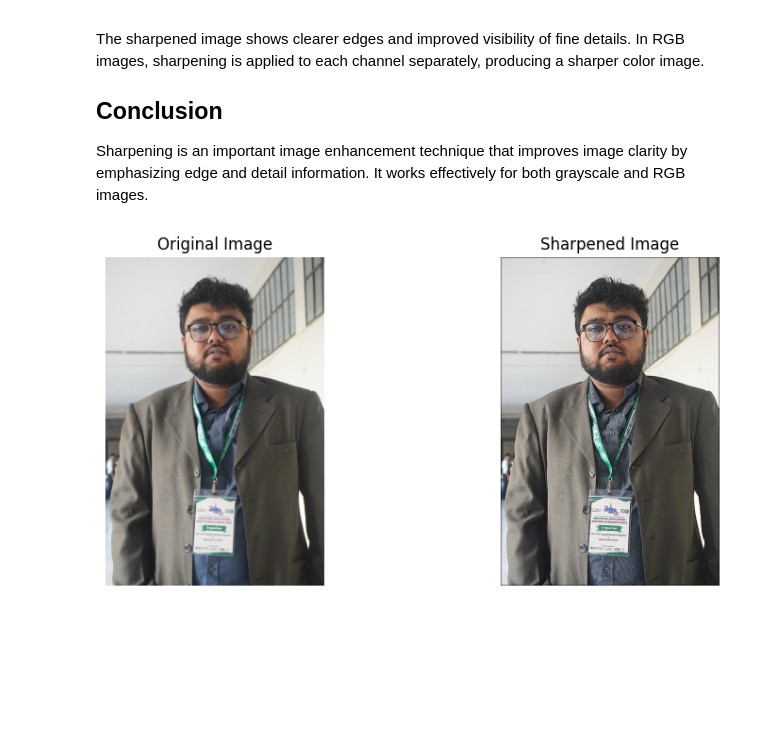
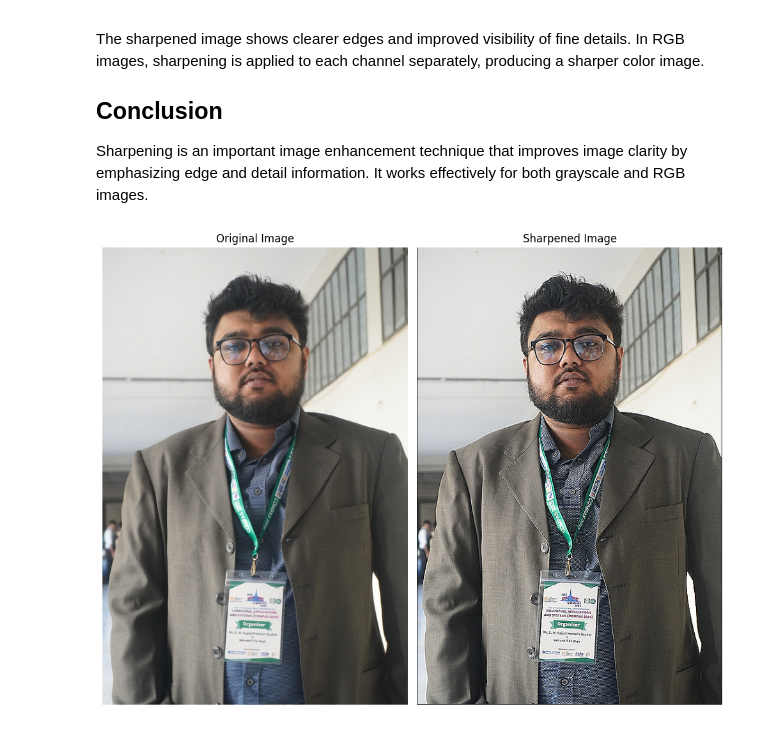
Before and after one commit to SajjadHossainSoykot/ICT-4104-Digital-Signal-and-Image-Processing-Laboratory, a Jupyter notebook: Exp7_Sharpening.ipynb, the cells around one changed output. Saved outputs shown, nothing was run; the diff lists cells and outputs as text; code cells hidden in the pictures; blank space fills up the shorter version.

```diff
--- a/Exp7_Sharpening.ipynb
+++ b/Exp7_Sharpening.ipynb
@@ -118,32 +118,33 @@ else:
                 for m in range(-1, 2):
                     for n in range(-1, 2):
                         s += int(img[i + m, j + n, k]) * kernel[m + 1, n + 1]
 
                 if s < 0:
                     s = 0
                 elif s > 255:
                     s = 255
 
                 sharpened[i, j, k] = s
 
     display_img = img
     display_sharp = sharpened
     cmap = None
 
 # Display result
-plt.figure(figsize=(10, 4))
+plt.figure(figsize=(10, 8))
 
 plt.subplot(1, 2, 1)
 plt.imshow(display_img, cmap=cmap)
 plt.title("Original Image")
 plt.axis("off")
 
 plt.subplot(1, 2, 2)
 plt.imshow(display_sharp, cmap=cmap)
 plt.title("Sharpened Image")
 plt.axis("off")
 
 plt.tight_layout()
+plt.savefig('Exp7_Output.png')  # Save full figure
 plt.show()
 # %% [output]
-[figure, old version]
+[figure, new version]
```
Also changed, not shown: 1 other file.
